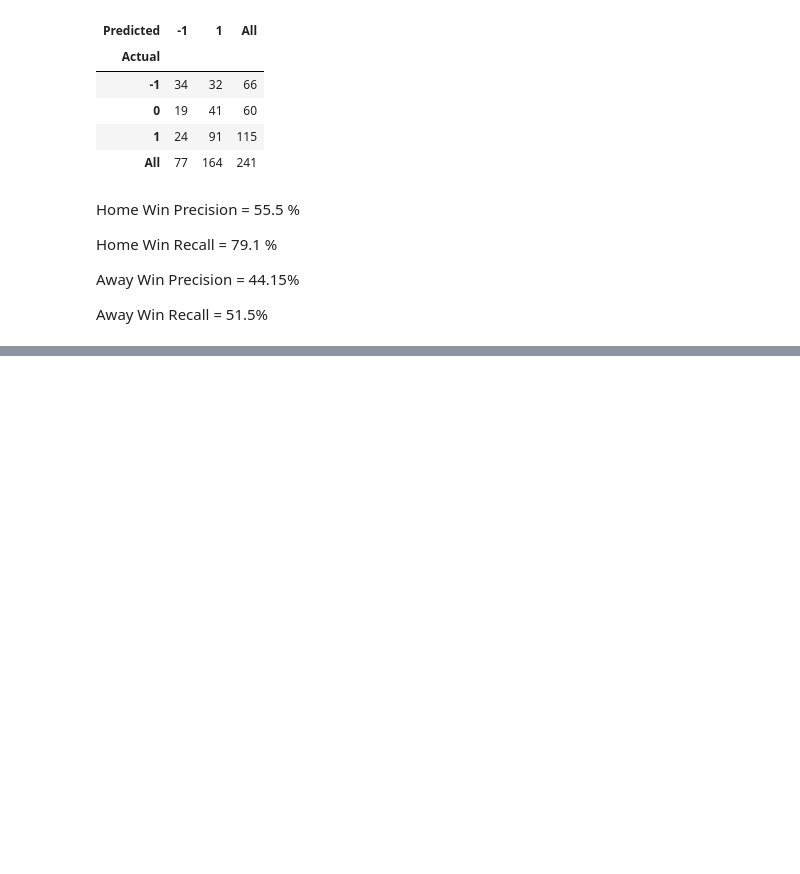
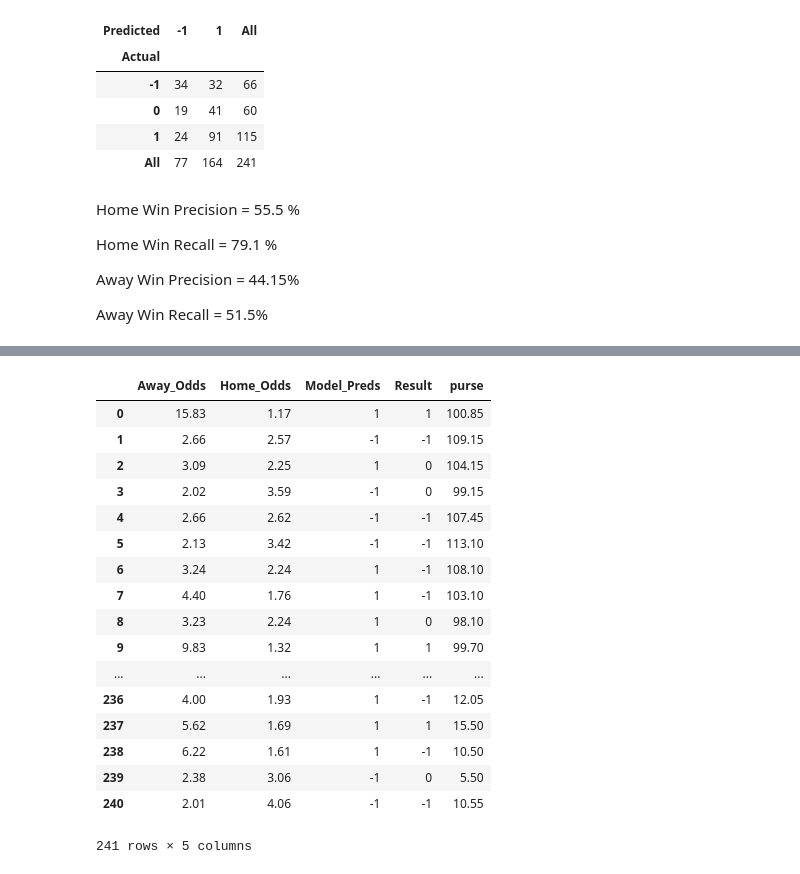
Before and after one commit to mtetkosk/European_Soccer_Prediction, a Jupyter notebook: notebooks/20170127_Model_Creation.ipynb, the cells around one changed output, grey strips where cells are left out. Drawn from its saved outputs; the diff is of its cells as text; code cells hidden in the pictures; blank space fills up the shorter version.

```diff
--- a/notebooks/20170127_Model_Creation.ipynb
+++ b/notebooks/20170127_Model_Creation.ipynb
@@ -365,0 +371,4 @@ You can see from he
+# %%
+Betting_df = pd.DataFrame({'Home_Odds':test_home_odds,'Away_Odds':test_away_odds,'Model_Preds':bet_preds,'Result': y_test.copy()})
+Betting_df = Betting_df.reset_index(drop=True)
+Betting_df
@@ -365,0 +439,23 @@ You can see from he
+# %%
+Betting_df['purse'] = purse_track
+# %%
+Betting_df
+# %% [output]
+|  | Away_Odds | Home_Odds | Model_Preds | Result | purse |
+| 0 | 15.83 | 1.17 | 1 | 1 | 100.85 |
+| 1 | 2.66 | 2.57 | -1 | -1 | 109.15 |
+| 2 | 3.09 | 2.25 | 1 | 0 | 104.15 |
+| 3 | 2.02 | 3.59 | -1 | 0 | 99.15 |
+| 4 | 2.66 | 2.62 | -1 | -1 | 107.45 |
+| 5 | 2.13 | 3.42 | -1 | -1 | 113.10 |
+| 6 | 3.24 | 2.24 | 1 | -1 | 108.10 |
+| 7 | 4.40 | 1.76 | 1 | -1 | 103.10 |
+| 8 | 3.23 | 2.24 | 1 | 0 | 98.10 |
+| 9 | 9.83 | 1.32 | 1 | 1 | 99.70 |
+| ... | ... | ... | ... | ... | ... |
+| 236 | 4.00 | 1.93 | 1 | -1 | 12.05 |
+| 237 | 5.62 | 1.69 | 1 | 1 | 15.50 |
+| 238 | 6.22 | 1.61 | 1 | -1 | 10.50 |
+| 239 | 2.38 | 3.06 | -1 | 0 | 5.50 |
+| 240 | 2.01 | 4.06 | -1 | -1 | 10.55 |
+241 rows × 5 columns
```
Also changed, not shown: parts of 7 cells of this notebook, 3 other files.
